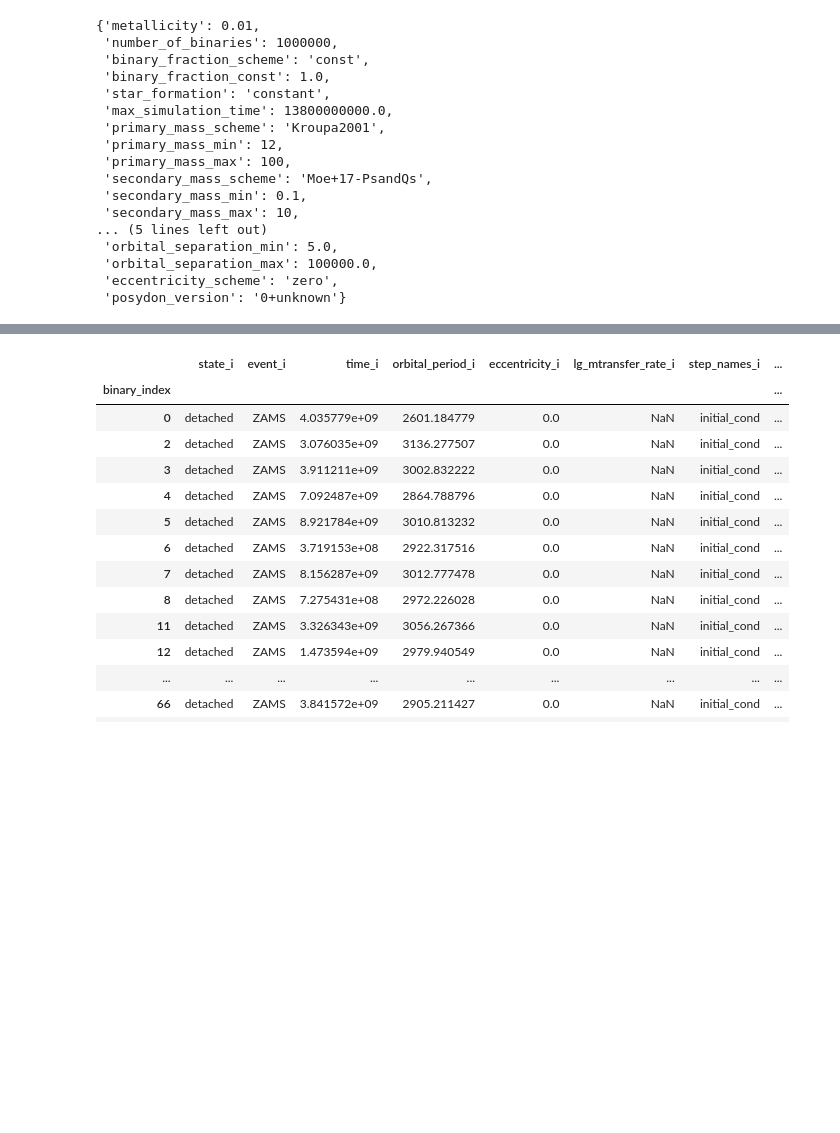
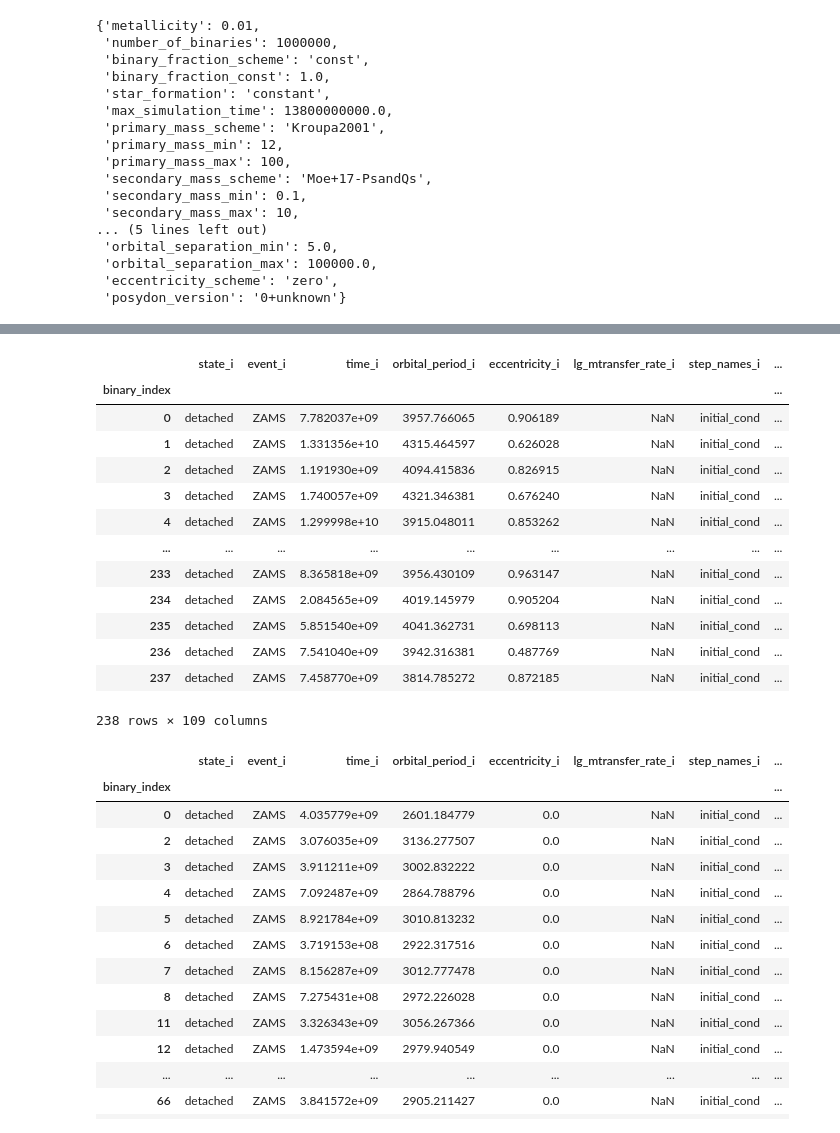
Before and after one commit to PiersonLip/solarBHs, a Jupyter notebook: Notebooks/BHSolGraphin.ipynb, the cells around one changed output, grey strips where cells are left out. Saved outputs shown, nothing was run; the diff lists cells and outputs as text; code cells hidden in the pictures; blank space fills up the shorter version.

```diff
--- a/Notebooks/BHSolGraphin.ipynb
+++ b/Notebooks/BHSolGraphin.ipynb
@@ -267,3 +288,20 @@ pop_02Z.ini_params
+# %%
+pOneline_merged
+# %% [output]
+|  | state_i | event_i | time_i | orbital_period_i | eccentricity_i | lg_mtransfer_rate_i | step_names_i | ... |
+| binary_index |  |  |  |  |  |  |  | ... |
+| 0 | detached | ZAMS | 7.782037e+09 | 3957.766065 | 0.906189 | NaN | initial_cond | ... |
+| 1 | detached | ZAMS | 1.331356e+10 | 4315.464597 | 0.626028 | NaN | initial_cond | ... |
+| 2 | detached | ZAMS | 1.191930e+09 | 4094.415836 | 0.826915 | NaN | initial_cond | ... |
+| 3 | detached | ZAMS | 1.740057e+09 | 4321.346381 | 0.676240 | NaN | initial_cond | ... |
+| 4 | detached | ZAMS | 1.299998e+10 | 3915.048011 | 0.853262 | NaN | initial_cond | ... |
+| ... | ... | ... | ... | ... | ... | ... | ... | ... |
+| 233 | detached | ZAMS | 8.365818e+09 | 3956.430109 | 0.963147 | NaN | initial_cond | ... |
+| 234 | detached | ZAMS | 2.084565e+09 | 4019.145979 | 0.905204 | NaN | initial_cond | ... |
+| 235 | detached | ZAMS | 5.851540e+09 | 4041.362731 | 0.698113 | NaN | initial_cond | ... |
+| 236 | detached | ZAMS | 7.541040e+09 | 3942.316381 | 0.487769 | NaN | initial_cond | ... |
+| 237 | detached | ZAMS | 7.458770e+09 | 3814.785272 | 0.872185 | NaN | initial_cond | ... |
+238 rows × 109 columns
 # %%
 pOneline_02Z
 # %% [output]
```
Also changed, not shown: parts of 11 cells of this notebook, 26 other files.
